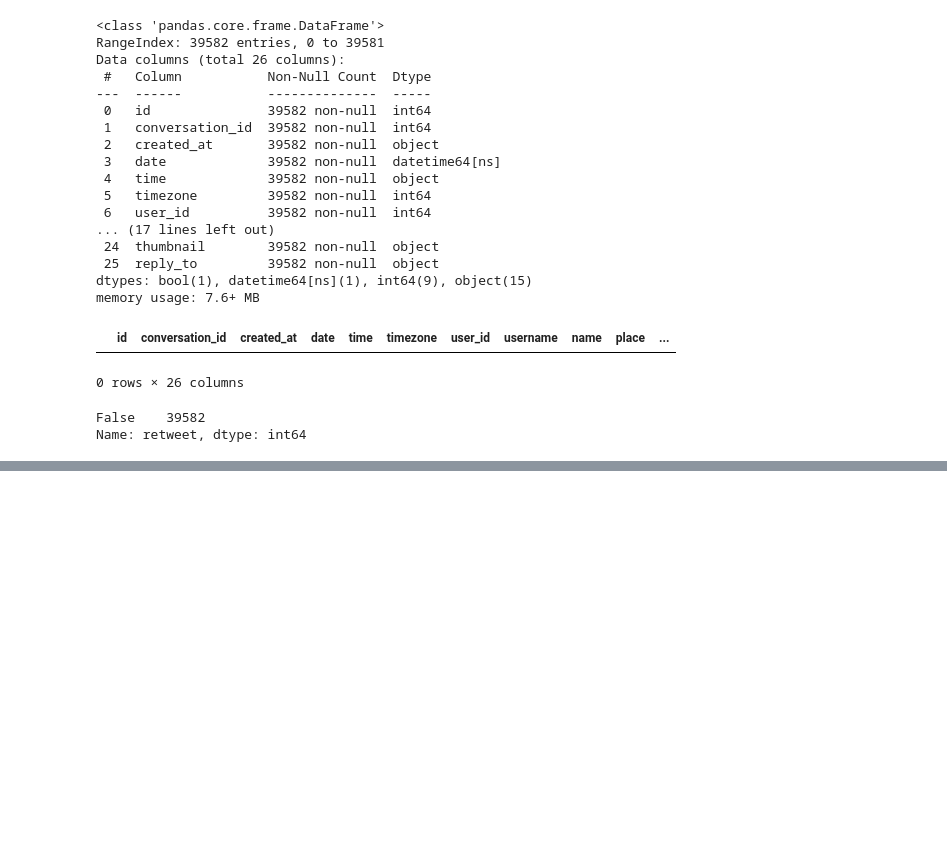
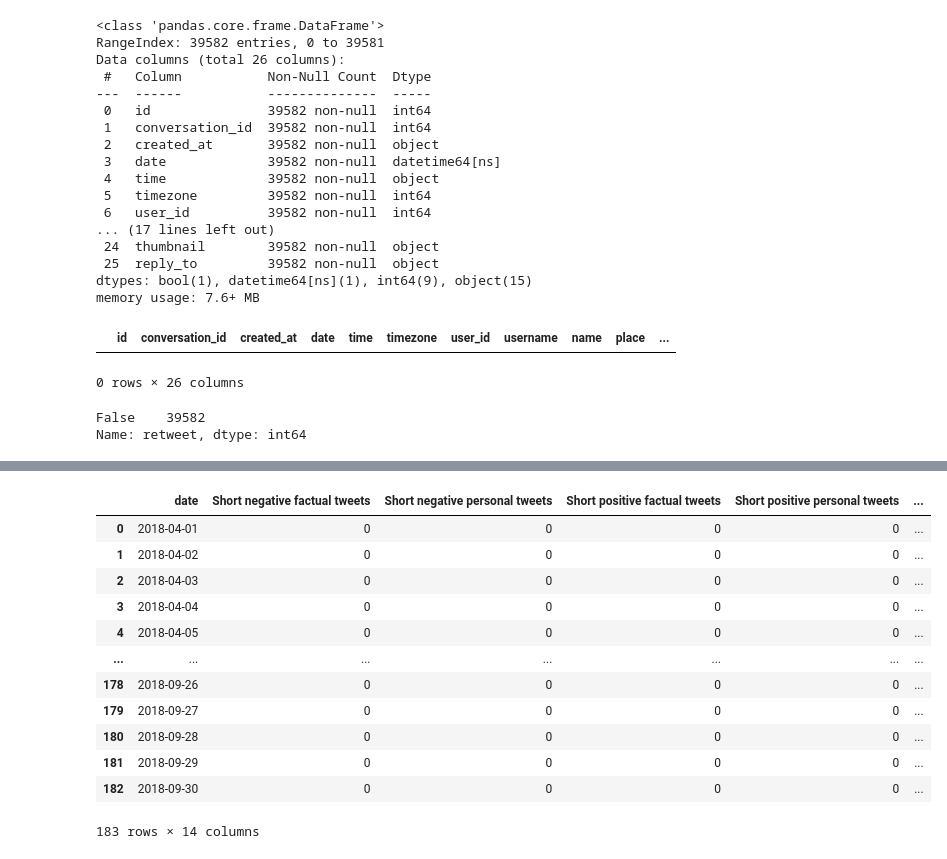
Before and after one commit to RobertNowak92/Wplyw_mediow_spolecznosciowych_na_gilde, a Jupyter notebook: Berkshire_hathaway_before_pandemic_cleaned_and_prepared.ipynb, the cells around one changed output, grey strips where cells are left out. Cells and saved outputs as stored; diff of their text form; code cells hidden in the pictures; blank space fills up the shorter version.

```diff
--- a/Berkshire_hathaway_before_pandemic_cleaned_and_prepared.ipynb
+++ b/Berkshire_hathaway_before_pandemic_cleaned_and_prepared.ipynb
@@ -223,7 +221,5 @@ memory usage: 5.4+ MB
-# %%
-#Analysis of opinion and number of words using the textblob package
-for i in range(BH_tweets_before_pandemic_clean.shape[0]):
-    blob = TextBlob(BH_tweets_before_pandemic_clean.loc[i, 'tweet'], analyzer=PatternAnalyzer())
-    BH_tweets_before_pandemic_clean.loc[i, 'tweet_word_count'] = len(blob.words)
-    BH_tweets_before_pandemic_clean.loc[i, 'polarity'] = blob.sentiment[0]
-    BH_tweets_before_pandemic_clean.loc[i, 'subjectivity'] = blob.sentiment[1]
+# %%
+#Removed hastags, mentions, url and special signs from tweets
+for i in range(BH_tweets_before_pandemic_clean.shape[0]):
+    BH_tweets_before_pandemic_clean.loc[i, 'tweet'] = ' '.join(re.sub("(@[A-Za-z0-9]+)|([^0-9A-Za-z \t])|(\w+:\/\/\S+)"," ",
+                            BH_tweets_before_pandemic_clean.loc[i, 'tweet']).split())
@@ -229,0 +242,3 @@ for i in range(BH_tweets_before_pandemic_clean.shape[0]):
+# %%
+BH_tweets_before_pandemic_clean = BH_tweets_before_pandemic_clean[BH_tweets_before_pandemic_clean['date'] != '2018-10-01']
+BH_tweets_before_pandemic_clean['date'].value_counts()
@@ -250,3 +283,30 @@ memory usage: 6.3+ MB
 # %%
 #Save cleaned data in csv format
 BH_tweets_before_pandemic_clean.to_csv('dane/BH_tweets_before_pandemic_clean.csv', index=False)
+# %%
+#Create dataframe for textanalysis for each day
+BH_tweets_before_pandemic_textanalysis = pd.date_range(BH_tweets_before_pandemic_clean['date'].min(),
+                                                       BH_tweets_before_pandemic_clean['date'].max(),freq='d')
+BH_tweets_before_pandemic_textanalysis = pd.DataFrame(BH_tweets_before_pandemic_textanalysis, columns = ['date'])
+column_names = ['Short negative factual tweets', 'Short negative personal tweets', 'Short positive factual tweets',
+                'Short positive personal tweets', 'Short neutral factual tweets', 'Short neutral personal tweets',
+                'Long negative factual tweets', 'Long negative personal tweets', 'Long positive factual tweets',
+                'Long positive personal tweets', 'Long neutral factual tweets', 'Long neutral personal tweets',
+                'Total amount of tweets']
+for column in column_names:
+    BH_tweets_before_pandemic_textanalysis[column] = 0
+BH_tweets_before_pandemic_textanalysis
+# %% [output]
+|  | date | Short negative factual tweets | Short negative personal tweets | Short positive factual tweets | Short positive personal tweets | ... |
+| 0 | 2018-04-01 | 0 | 0 | 0 | 0 | ... |
+| 1 | 2018-04-02 | 0 | 0 | 0 | 0 | ... |
+| 2 | 2018-04-03 | 0 | 0 | 0 | 0 | ... |
+| 3 | 2018-04-04 | 0 | 0 | 0 | 0 | ... |
+| 4 | 2018-04-05 | 0 | 0 | 0 | 0 | ... |
+| ... | ... | ... | ... | ... | ... | ... |
+| 178 | 2018-09-26 | 0 | 0 | 0 | 0 | ... |
+| 179 | 2018-09-27 | 0 | 0 | 0 | 0 | ... |
+| 180 | 2018-09-28 | 0 | 0 | 0 | 0 | ... |
+| 181 | 2018-09-29 | 0 | 0 | 0 | 0 | ... |
+| 182 | 2018-09-30 | 0 | 0 | 0 | 0 | ... |
+183 rows × 14 columns
```
Also changed, not shown: parts of 14 cells of this notebook, 24 other files.
